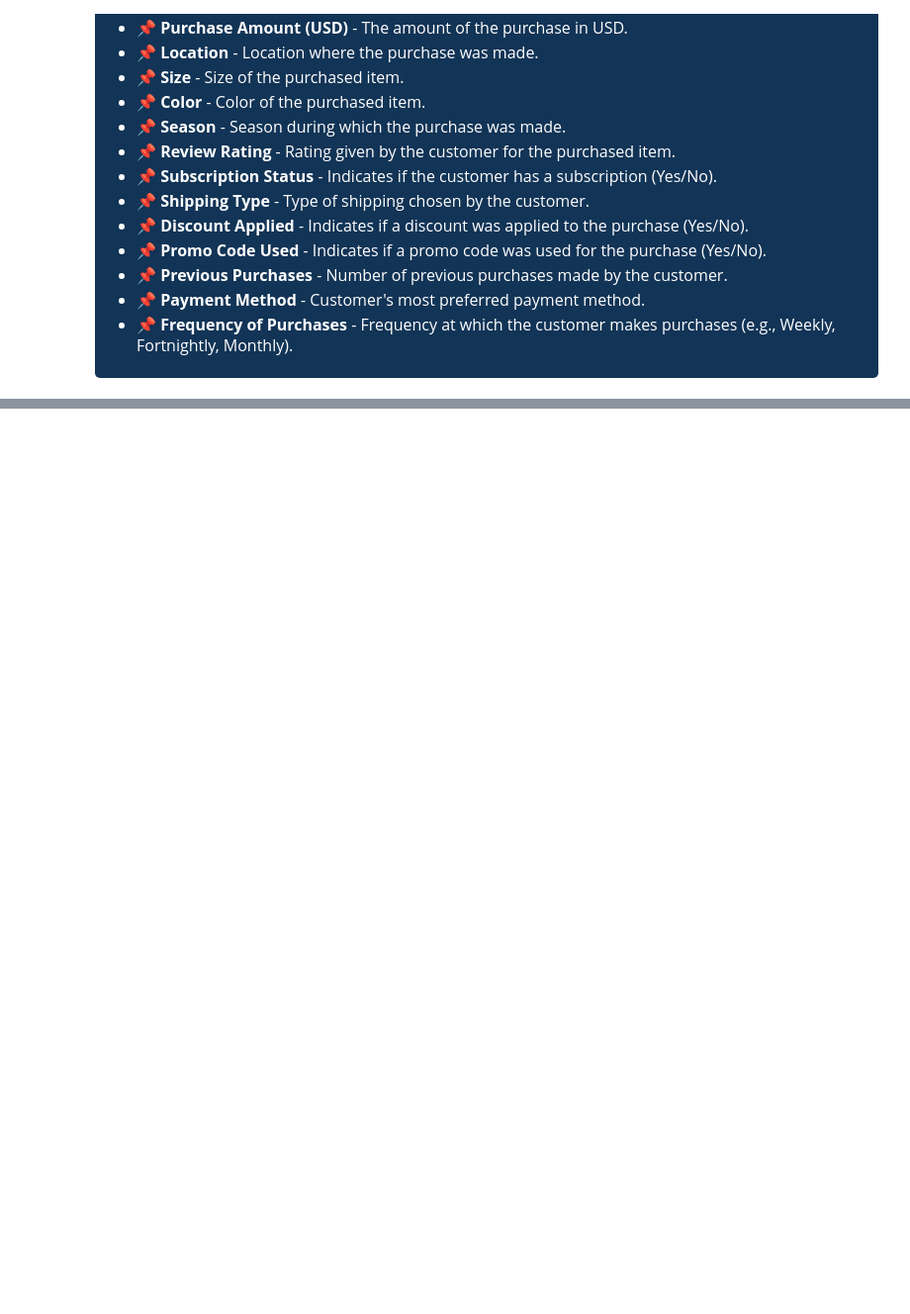
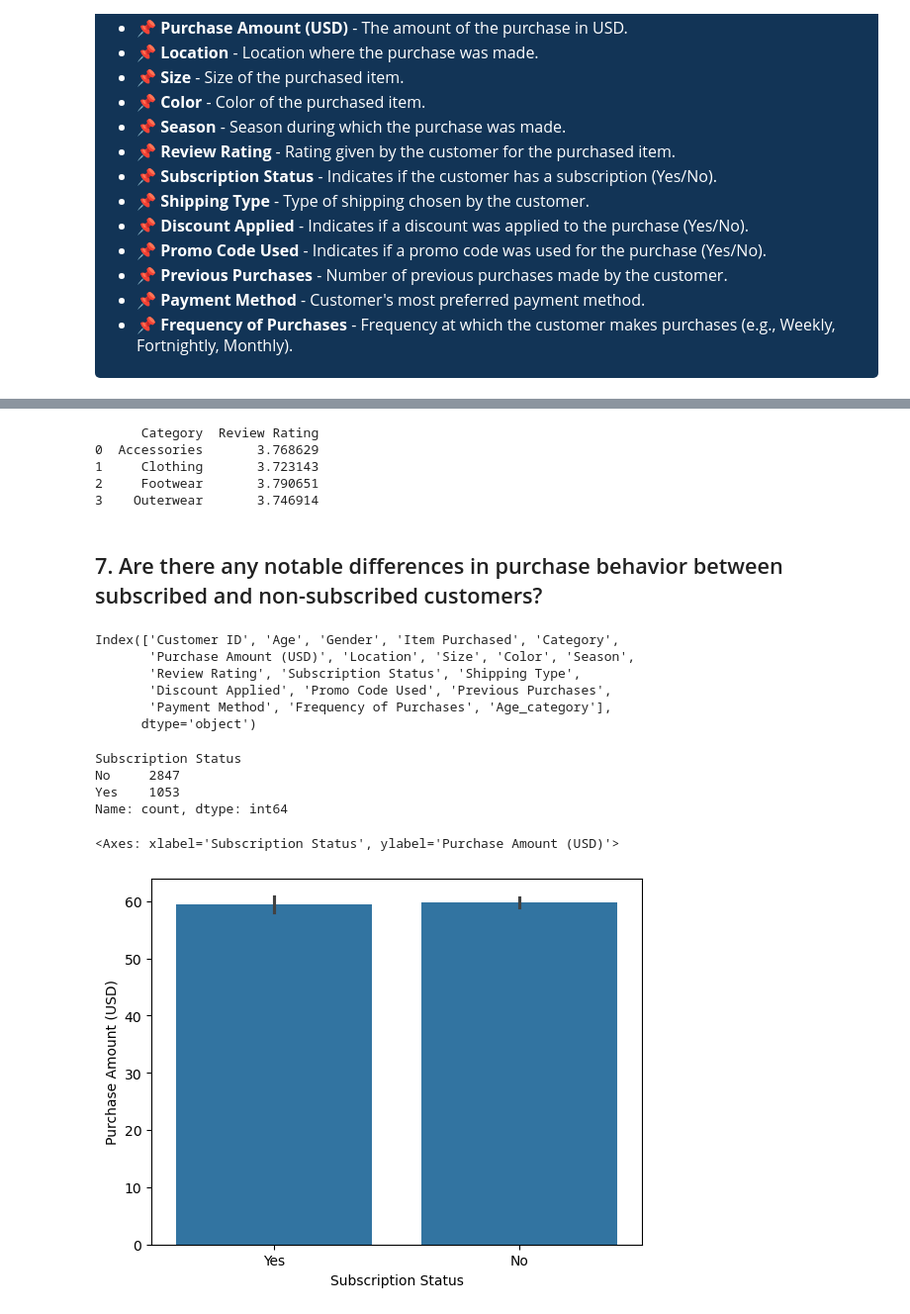
Before and after one commit to sanayamahajan-23/Shopping-trends-analysis, a Jupyter notebook: Shopping trends code.ipynb, the cells around one changed output, grey strips where cells are left out. Shown: that part at 99% size. Cells and saved outputs as stored; diff of their text form; code cells hidden in the pictures; blank space fills up the shorter version.

```diff
--- a/Shopping trends code.ipynb
+++ b/Shopping trends code.ipynb
@@ -55,0 +326,9 @@ import plotly.express as px
+# %%
+shop_groupby = shop.groupby('Category')['Review Rating'].mean().reset_index()
+print(shop_groupby)
+# %% [output]
+      Category  Review Rating
+0  Accessories       3.768629
+1     Clothing       3.723143
+2     Footwear       3.790651
+3    Outerwear       3.746914
@@ -55,0 +338,23 @@ import plotly.express as px
+# %% [markdown]
+## 7. Are there any notable differences in purchase behavior between subscribed and non-subscribed customers?
+# %%
+shop.columns
+# %% [output]
+Index(['Customer ID', 'Age', 'Gender', 'Item Purchased', 'Category',
+       'Purchase Amount (USD)', 'Location', 'Size', 'Color', 'Season',
+       'Review Rating', 'Subscription Status', 'Shipping Type',
+       'Discount Applied', 'Promo Code Used', 'Previous Purchases',
+       'Payment Method', 'Frequency of Purchases', 'Age_category'],
+      dtype='object')
+# %%
+shop['Subscription Status'].value_counts()
+# %% [output]
+Subscription Status
+No     2847
+Yes    1053
+Name: count, dtype: int64
+# %%
+sns.barplot(shop  , x = 'Subscription Status' , y = 'Purchase Amount (USD)')
+# %% [output]
+<Axes: xlabel='Subscription Status', ylabel='Purchase Amount (USD)'>
+[figure, added]
```
Also changed, not shown: parts of 81 cells of this notebook.
